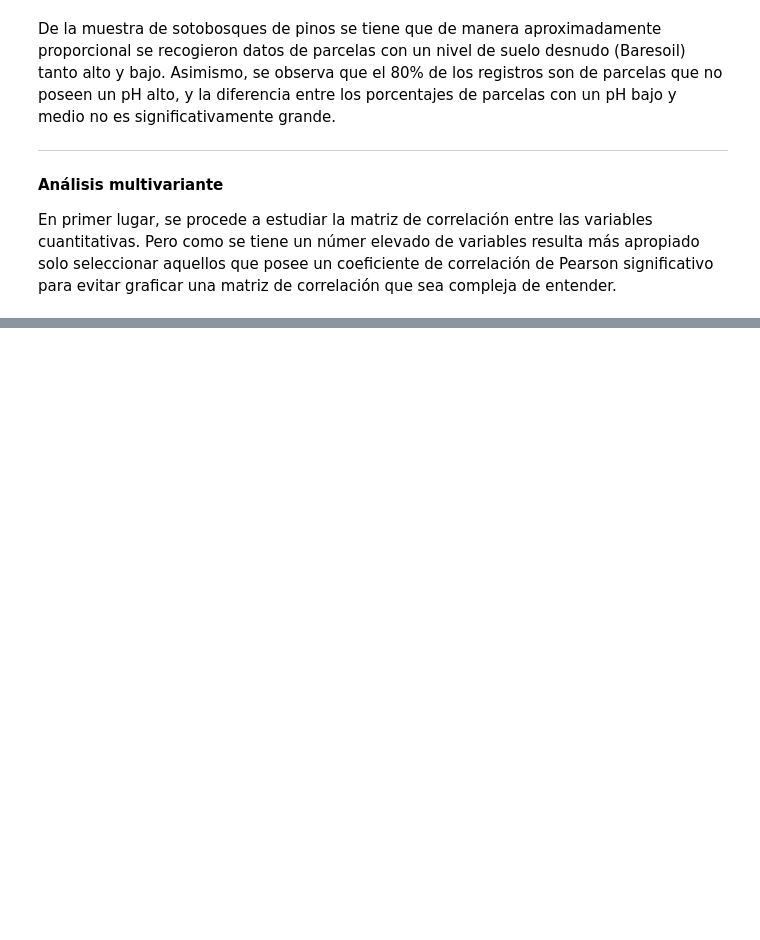
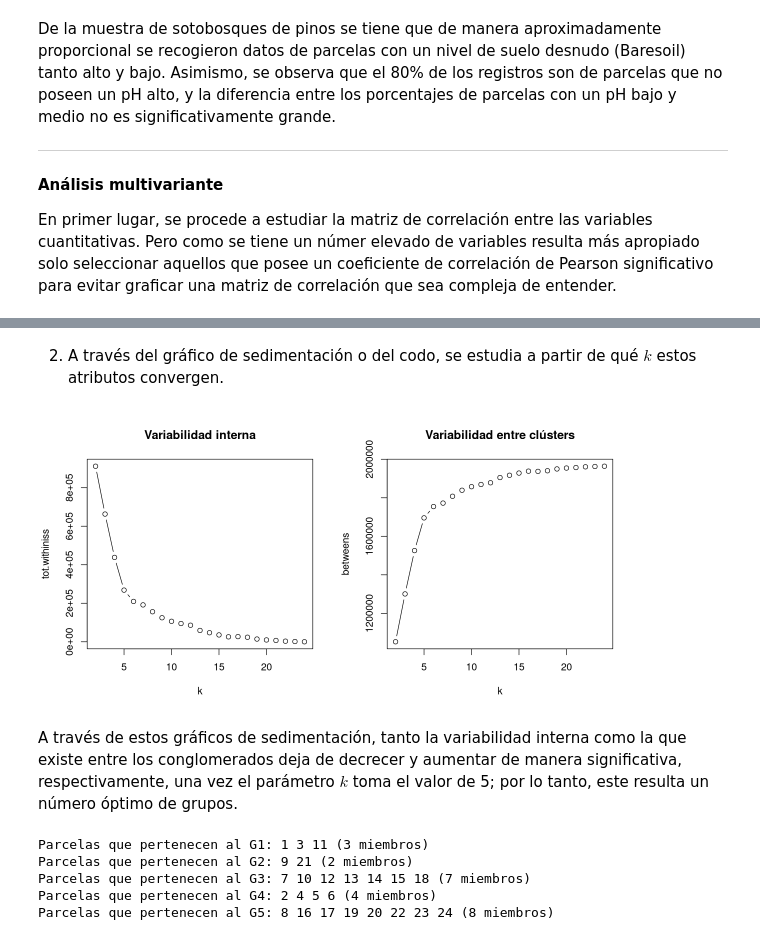
Before and after one commit to HugoVarelaSanchez/MEDAD_Vegetales, a Jupyter notebook: script.ipynb, the cells around one changed output, grey strips where cells are left out. Saved outputs shown, nothing was run; the diff lists cells and outputs as text; code cells hidden in the pictures; blank space fills up the shorter version.

```diff
--- a/script.ipynb
+++ b/script.ipynb
@@ -269,0 +314,22 @@ wrap_plots(plot1, plot2, nrow=2)
+# %%
+cluster <- hclust(dist_mahalanobis, method = 'ward.D')
+
+#Tenemos dos formas de 'cortar' el arbol:
+grupos <- cutree(cluster, NULL, 50)
+#cutree(cluster, 2)
+
+#Ya que sabemos que va a haber dos grupos, podemos elegir el punto de corte o decir cuantos grupos queremos
+
+cluster_1 <- c()
+cluster_2 <- c()
+for (i in 1:length(grupos)){
+
+    if (grupos[i] == 1)
+        {  cluster_1 <- c(cluster_1, i)  }
+
+    else
+        {  cluster_2 <- c(cluster_2, i)  }
+}
+
+cat('Elementos del cluster 1: ', cluster_1)
+cat('\nElementos del cluster 2: ', cluster_2)
@@ -269,0 +381,35 @@ wrap_plots(plot1, plot2, nrow=2)
+# %%
+set.seed(246)
+
+n <- nrow(df_numeric)
+var_int <- c(); var_bet <- c()
+for (i in 2:n){
+    km <- kmeans(df_numeric, center=i, nstart=20, algorithm = "MacQueen")
+    var_int <- c(var_int, km$tot.withinss); var_bet <- c(var_bet, km$betweenss)
+}
+# %% [markdown]
+2. A través del gráfico de sedimentación o del codo, se estudia a partir de qué $k$ estos atributos convergen.
+# %%
+options(repr.plot.width=10, repr.plot.height=5)
+par(mfrow=c(1, 2))
+plot(2:n, var_int, type = "b", ylab="tot.withiniss", xlab="k", main = "Variabilidad interna")
+plot(2:n, var_bet, type = "b", ylab="betweens", xlab="k", main = "Variabilidad entre clústers")
+# %% [output]
+[figure, added]
+# %% [markdown]
+A través de estos gráficos de sedimentación, tanto la variabilidad interna como la que existe entre los conglomerados deja de decrecer y aumentar de manera significativa, respectivamente, una vez el parámetro $k$ toma el valor de 5; por lo tanto, este resulta un número óptimo de grupos.
+# %%
+# Conocer las parcelas que integran los 5 clusters
+set.seed(123)
+
+km <- kmeans(df_numeric, center = 5, nstart = 20, algorithm = "MacQueen")
+for (i in 1:5){
+    parcelas <- which(km$cluster == i)
+    cat("Parcelas que pertenecen al", paste0("G", i, ":"), parcelas, paste0("(", length(parcelas), " miembros)"),"\n")
+}
+# %% [output]
+Parcelas que pertenecen al G1: 1 3 11 (3 miembros)
+Parcelas que pertenecen al G2: 9 21 (2 miembros)
+Parcelas que pertenecen al G3: 7 10 12 13 14 15 18 (7 miembros)
+Parcelas que pertenecen al G4: 2 4 5 6 (4 miembros)
+Parcelas que pertenecen al G5: 8 16 17 19 20 22 23 24 (8 miembros)
```
Also changed, not shown: parts of 21 cells of this notebook.
